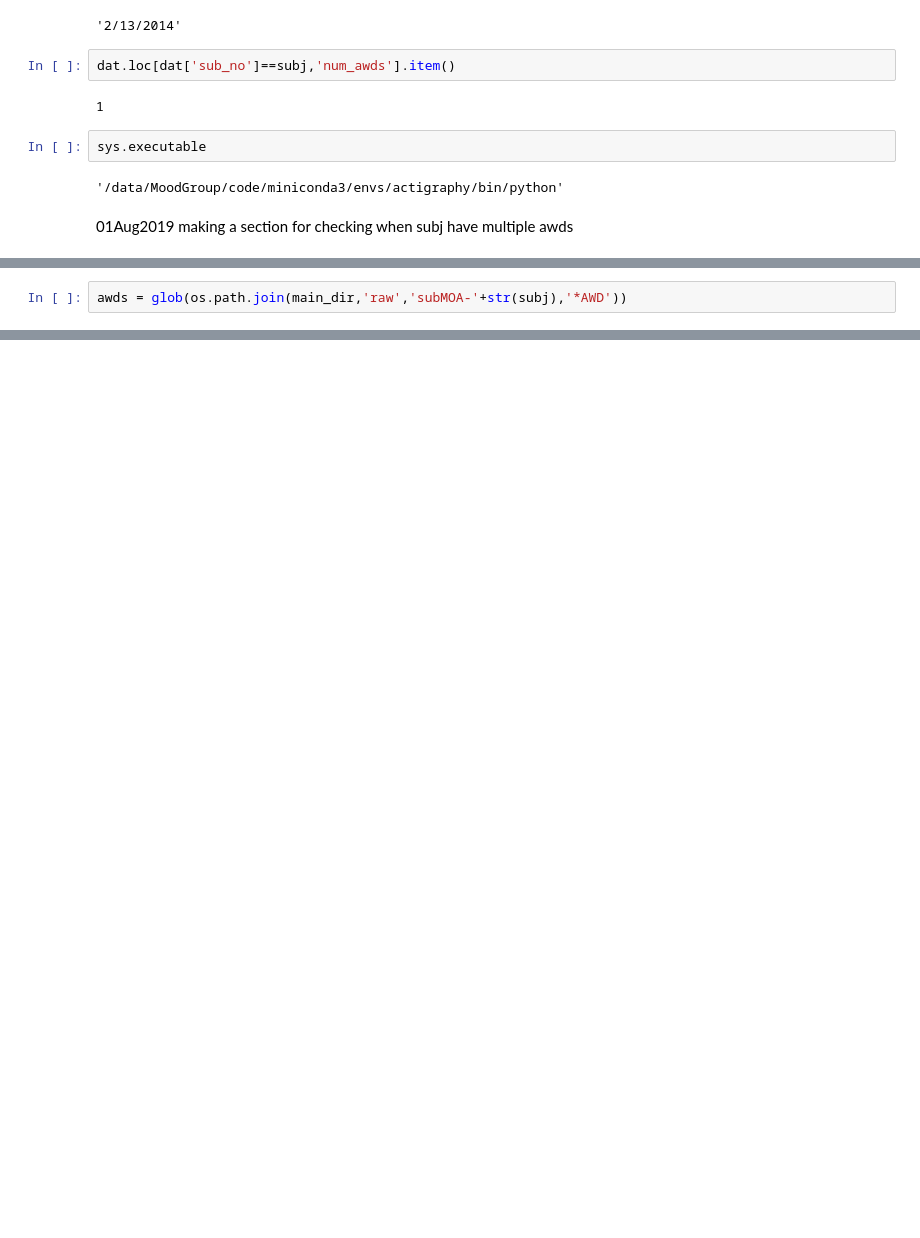
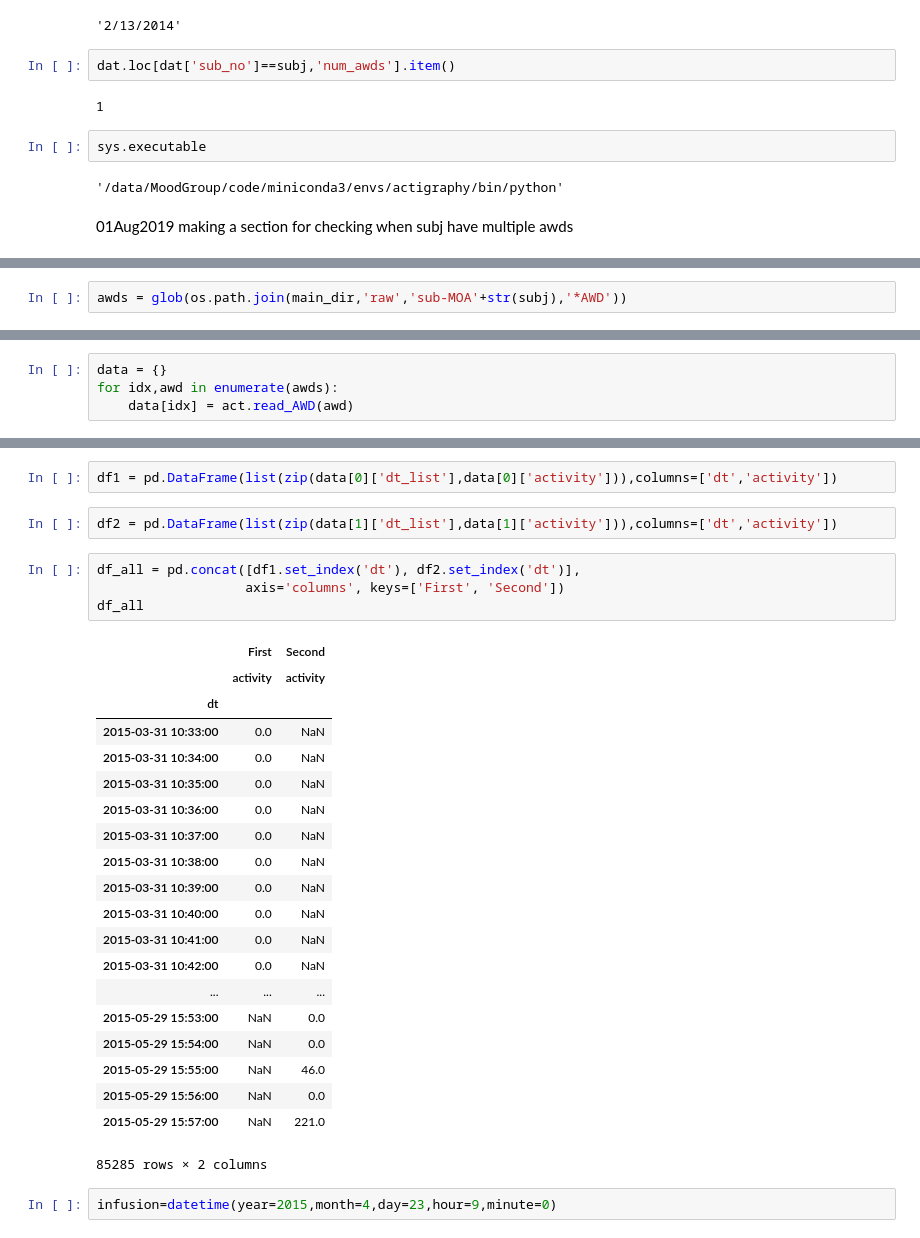
Before and after one commit to shandlergs/actigraPy, a Jupyter notebook: notebooks/data_management/check_individual.ipynb, the cells around one changed output, grey strips where cells are left out. Cells and saved outputs as stored; diff of their text form; blank space fills up the shorter version.

```diff
--- a/notebooks/data_management/check_individual.ipynb
+++ b/notebooks/data_management/check_individual.ipynb
@@ -82,3 +82,3 @@ subj = 128
 # %%
-awds = glob(os.path.join(main_dir,'raw','subMOA-'+str(subj),'*AWD'))
+awds = glob(os.path.join(main_dir,'raw','sub-MOA'+str(subj),'*AWD'))
 # %%
@@ -131,0 +105,4 @@ newdat
+# %%
+data = {}
+for idx,awd in enumerate(awds):
+    data[idx] = act.read_AWD(awd)
@@ -131,0 +127,31 @@ newdat
+# %%
+df1 = pd.DataFrame(list(zip(data[0]['dt_list'],data[0]['activity'])),columns=['dt','activity'])
+# %%
+df2 = pd.DataFrame(list(zip(data[1]['dt_list'],data[1]['activity'])),columns=['dt','activity'])
+# %%
+df_all = pd.concat([df1.set_index('dt'), df2.set_index('dt')],
+                   axis='columns', keys=['First', 'Second'])
+df_all
+# %% [output]
+|  | First | Second |
+|  | activity | activity |
+| dt |  |  |
+| 2015-03-31 10:33:00 | 0.0 | NaN |
+| 2015-03-31 10:34:00 | 0.0 | NaN |
+| 2015-03-31 10:35:00 | 0.0 | NaN |
+| 2015-03-31 10:36:00 | 0.0 | NaN |
+| 2015-03-31 10:37:00 | 0.0 | NaN |
+| 2015-03-31 10:38:00 | 0.0 | NaN |
+| 2015-03-31 10:39:00 | 0.0 | NaN |
+| 2015-03-31 10:40:00 | 0.0 | NaN |
+| 2015-03-31 10:41:00 | 0.0 | NaN |
+| 2015-03-31 10:42:00 | 0.0 | NaN |
+| ... | ... | ... |
+| 2015-05-29 15:53:00 | NaN | 0.0 |
+| 2015-05-29 15:54:00 | NaN | 0.0 |
+| 2015-05-29 15:55:00 | NaN | 46.0 |
+| 2015-05-29 15:56:00 | NaN | 0.0 |
+| 2015-05-29 15:57:00 | NaN | 221.0 |
+85285 rows × 2 columns
+# %%
+infusion=datetime(year=2015,month=4,day=23,hour=9,minute=0)
```
Also changed, not shown: parts of 8 cells of this notebook, 7 other files.
